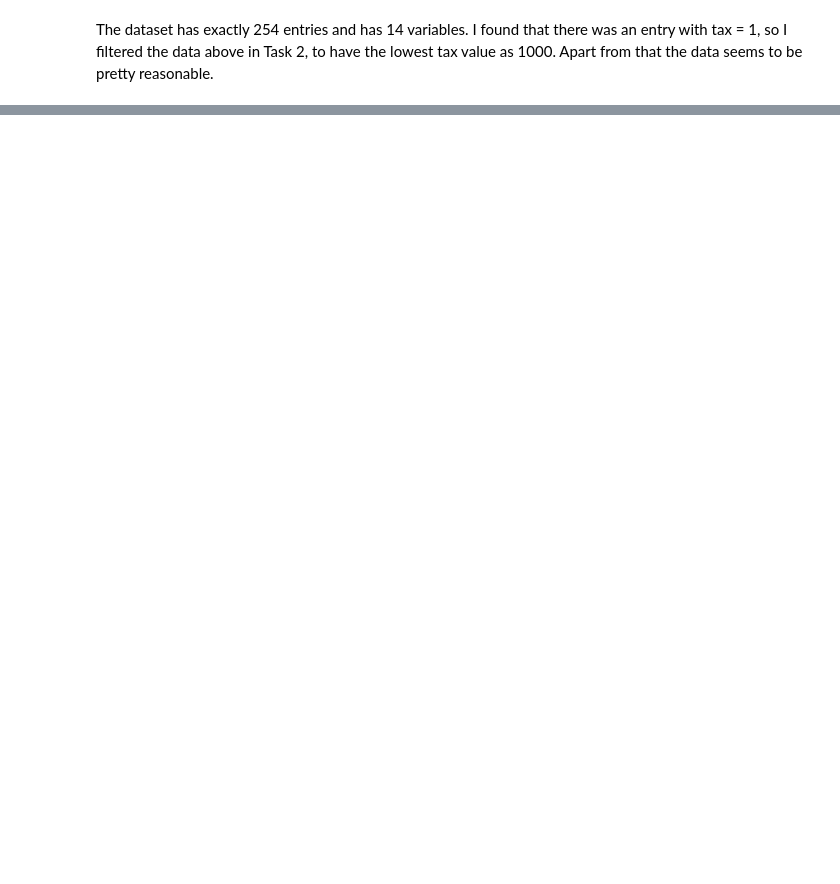
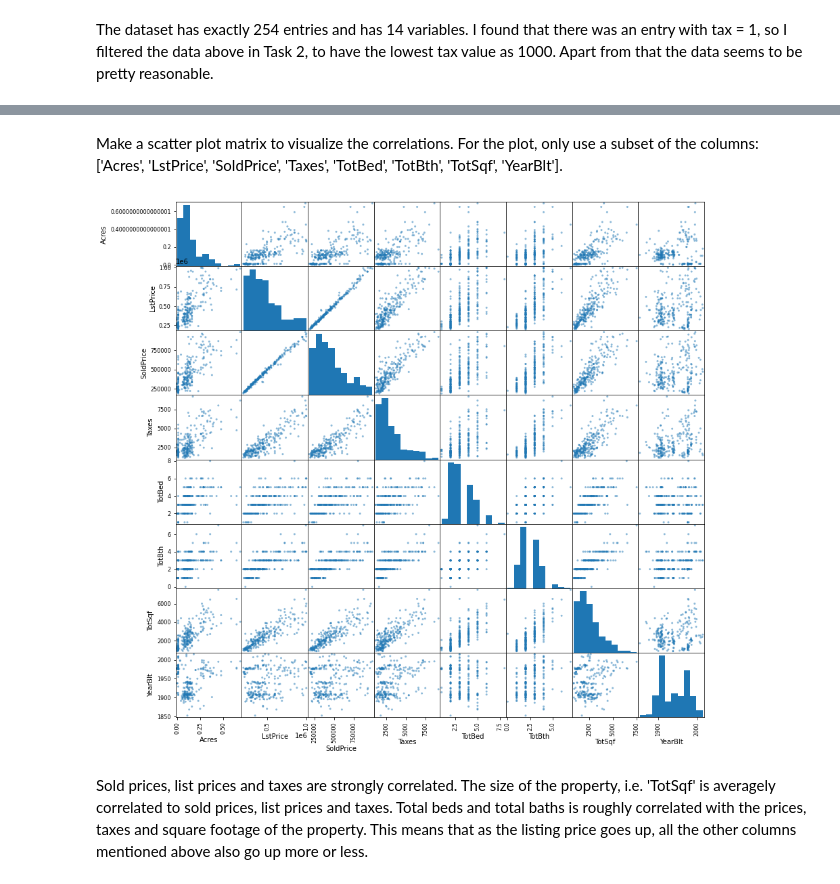
Before and after one commit to UtahMSD/anirudhLath, a Jupyter notebook: CS6017/dsProject/assignment02/HW2.ipynb, the cells around one changed output, grey strips where cells are left out. Drawn from its saved outputs; the diff is of its cells as text; code cells hidden in the pictures; blank space fills up the shorter version.

```diff
--- a/CS6017/dsProject/assignment02/HW2.ipynb
+++ b/CS6017/dsProject/assignment02/HW2.ipynb
@@ -104,0 +124,11 @@ The dataset has exactly 254 entries and has 14 variables. I found that there was
+# %% [markdown]
+Make a scatter plot matrix to visualize the correlations. For the plot, only use a subset of the columns: ['Acres', 'LstPrice', 'SoldPrice', 'Taxes', 'TotBed', 'TotBth', 'TotSqf', 'YearBlt'].
+# %%
+
+pd.plotting.scatter_matrix(df[['Acres', 'LstPrice', 'SoldPrice', 'Taxes', 'TotBed', 'TotBth', 'TotSqf', 'YearBlt']], figsize=[14,14])
+
+plt.show()
+# %% [output]
+[figure, added]
+# %% [markdown]
+Sold prices, list prices and taxes are strongly correlated. The size of the property, i.e. 'TotSqf' is averagely correlated to sold prices, list prices and taxes. Total beds and total baths is roughly correlated with the prices, taxes and square footage of the property. This means that as the listing price goes up, all the other columns mentioned above also go up more or less.
```
Also changed, not shown: parts of 5 cells of this notebook.
